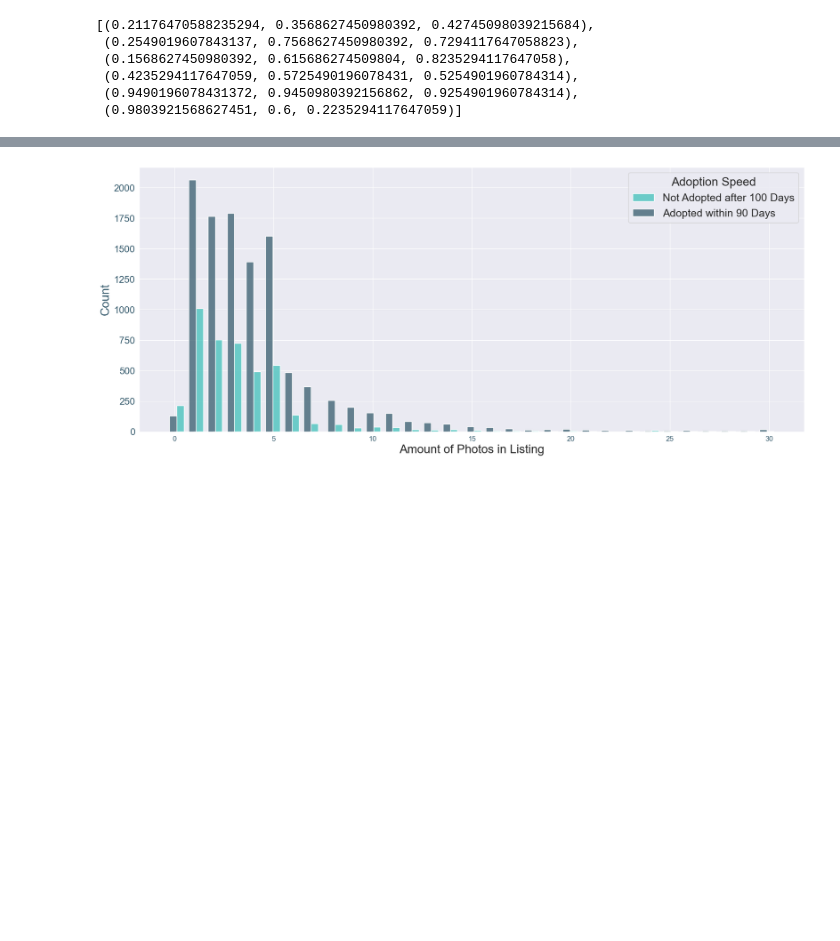
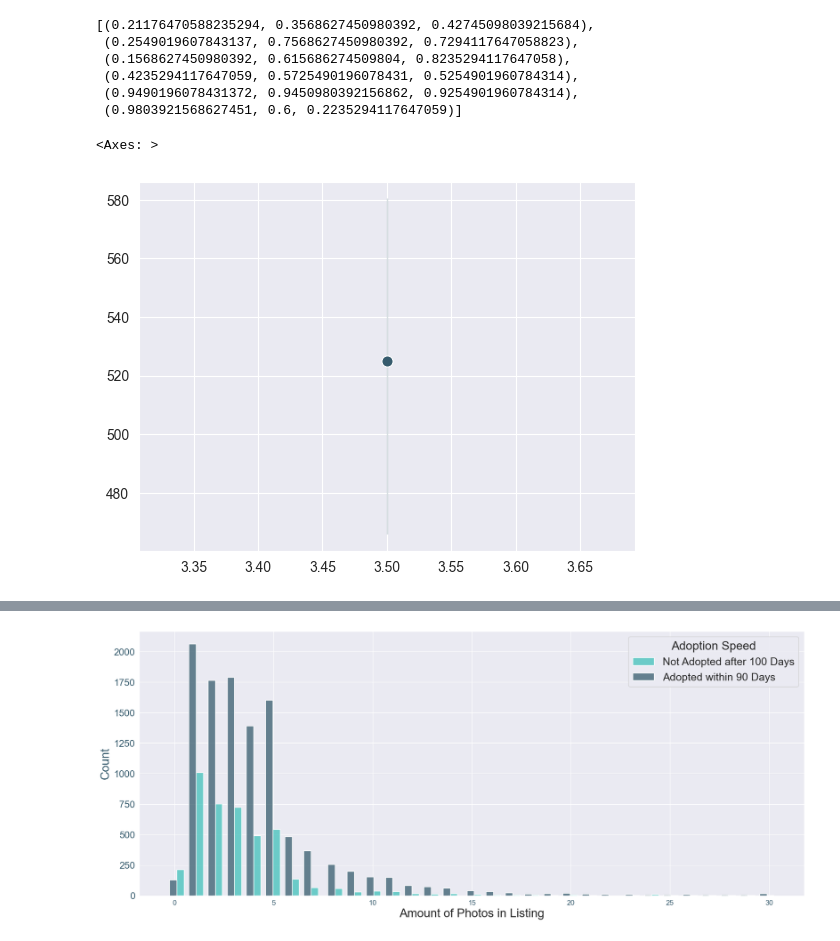
Before and after one commit to LanaCasselmann/ds_capstone_pet_adoptability, a Jupyter notebook: notebooks/photoamt_plot.ipynb, the cells around one changed output, grey strips where cells are left out. Saved outputs shown, nothing was run; the diff lists cells and outputs as text; code cells hidden in the pictures; blank space fills up the shorter version.

```diff
--- a/notebooks/photoamt_plot.ipynb
+++ b/notebooks/photoamt_plot.ipynb
@@ -135,3 +135,8 @@ sns.color_palette()
  (0.4235294117647059, 0.5725490196078431, 0.5254901960784314),
  (0.9490196078431372, 0.9450980392156862, 0.9254901960784314),
  (0.9803921568627451, 0.6, 0.2235294117647059)]
+# %%
+sns.lineplot(x=x_val, y=y_val,color='#365b6d',marker='o',linestyle='dashed', linewidth=2, markersize=8)
+# %% [output]
+<Axes: >
+[figure, added]
```
Also changed, not shown: parts of 2 cells of this notebook, 2 other files.
